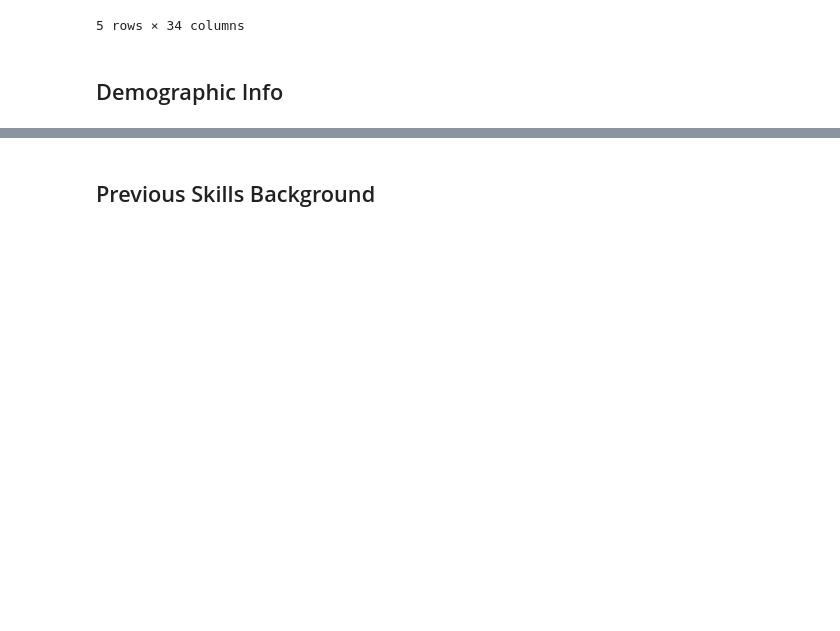
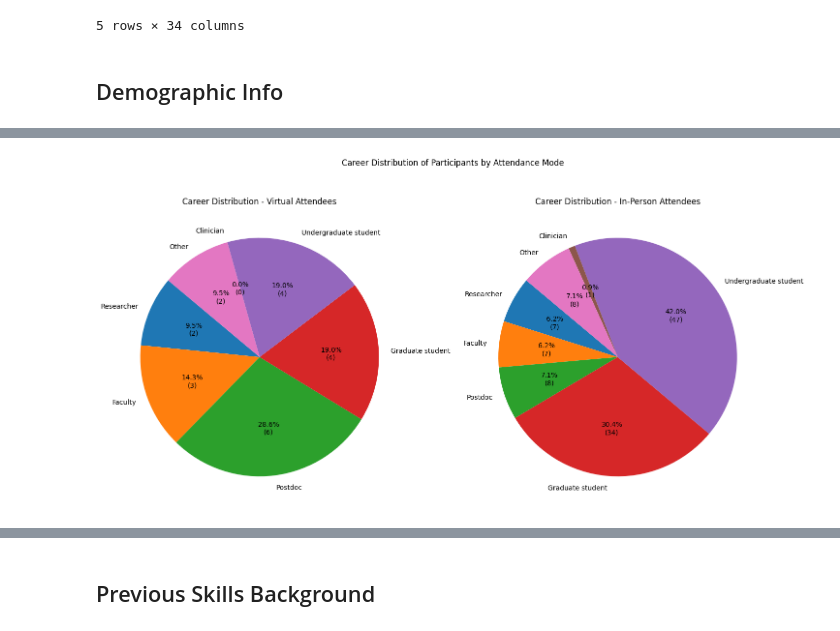
Before and after one commit to brainhack-vandy/data_analysis, a Jupyter notebook: data_analysis.ipynb, the cells around one changed output, grey strips where cells are left out. Saved outputs shown, nothing was run; the diff lists cells and outputs as text; code cells hidden in the pictures; blank space fills up the shorter version.

```diff
--- a/data_analysis.ipynb
+++ b/data_analysis.ipynb
@@ -115,0 +95,69 @@ plt.show()
+# %%
+def distribution_count(column, mode_df):
+    count = mode_df[column].value_counts()
+    return count
+
+def autopct_format(values):
+    def my_format(pct):
+        total = sum(v for v in values if not pd.isna(v))  # Skip NaN values when calculating total
+        if total == 0:
+            return ''
+        val = int(round(pct*total/100.0))
+        return f'{pct:.1f}%\n({val:d})'
+    return my_format
+
+# Split data by attendance mode and drop NaN values
+virtual_df = df[df['Will you be attending in-person or virtually?'] == 'Virtually'].dropna(subset=['Career level'])
+in_person_df = df[df['Will you be attending in-person or virtually?'] == 'In-person'].dropna(subset=['Career level'])
+
+# Get distributions for both modes
+virtual_distribution = distribution_count("Career level", virtual_df)
+in_person_distribution = distribution_count("Career level", in_person_df)
+
+# Define main categories
+main_categories = ['Researcher', 'Faculty', 'Postdoc', 'Graduate student', 'Undergraduate student', 'Clinician']
+lab = main_categories + ['Other']
+
+# Process sizes for virtual distribution
+virtual_sizes = []
+for category in main_categories:
+    value = virtual_distribution.get(category, 0)
+    virtual_sizes.append(0 if pd.isna(value) else value)
+# Add "Other" category for virtual
+virtual_other = sum(virtual_distribution.get(cat, 0) for cat in virtual_distribution.index
+                   if cat not in main_categories and not pd.isna(virtual_distribution.get(cat, 0)))
+virtual_sizes.append(virtual_other)
+
+# Process sizes for in-person distribution
+in_person_sizes = []
+for category in main_categories:
+    value = in_person_distribution.get(category, 0)
+    in_person_sizes.append(0 if pd.isna(value) else value)
+# Add "Other" category for in-person
+in_person_other = sum(in_person_distribution.get(cat, 0) for cat in in_person_distribution.index
+                     if cat not in main_categories and not pd.isna(in_person_distribution.get(cat, 0)))
+in_person_sizes.append(in_person_other)
+
+# Create subplots for the two pie charts
+fig, (ax1, ax2) = plt.subplots(1, 2, figsize=(15, 7))
+
+# Only create pie charts if there's data
+if sum(virtual_sizes) > 0:
+    ax1.pie(virtual_sizes, labels=lab, autopct=autopct_format(virtual_sizes), startangle=140)
+    ax1.set_title('Career Distribution - Virtual Attendees')
+else:
+    ax1.text(0.5, 0.5, 'No data available', ha='center', va='center')
+    ax1.set_title('Career Distribution - Virtual Attendees')
+
+if sum(in_person_sizes) > 0:
+    ax2.pie(in_person_sizes, labels=lab, autopct=autopct_format(in_person_sizes), startangle=140)
+    ax2.set_title('Career Distribution - In-Person Attendees')
+else:
+    ax2.text(0.5, 0.5, 'No data available', ha='center', va='center')
+    ax2.set_title('Career Distribution - In-Person Attendees')
+
+plt.suptitle('Career Distribution of Participants by Attendance Mode', y=1.05)
+plt.tight_layout()
+plt.show()
+# %% [output]
+[figure, added]
```
Also changed, not shown: parts of 16 cells of this notebook.
